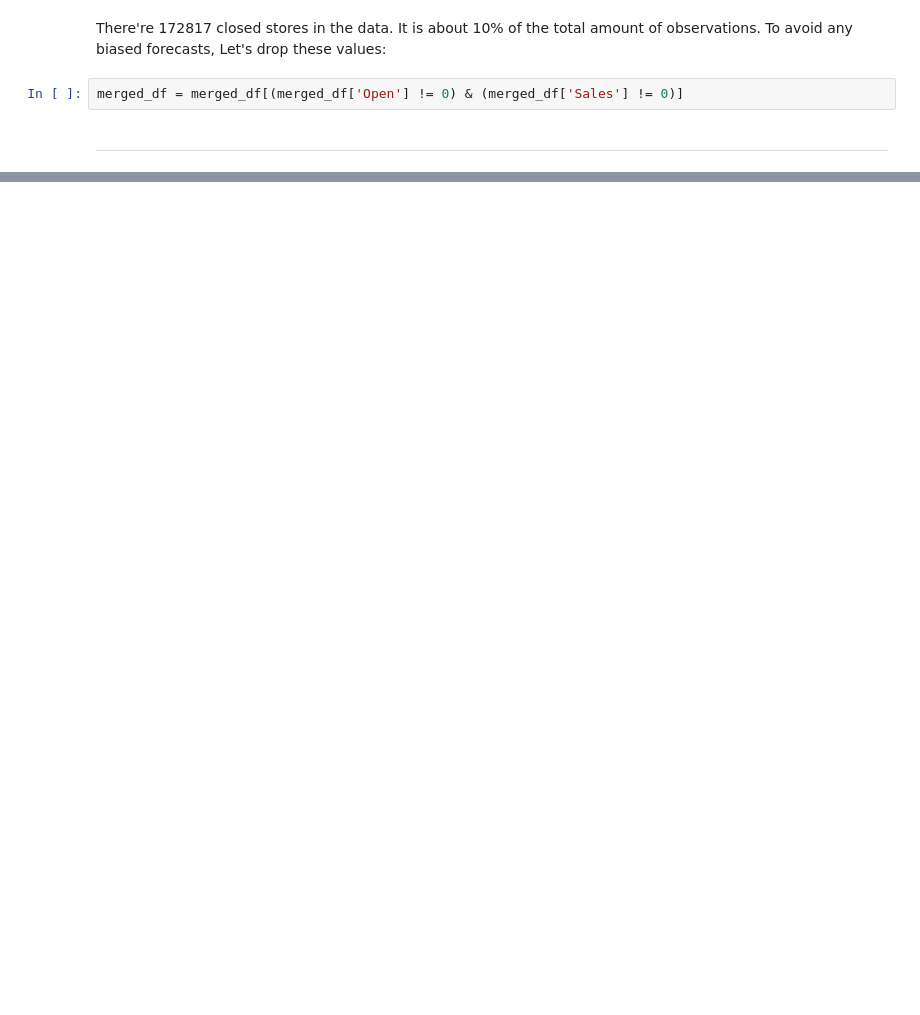
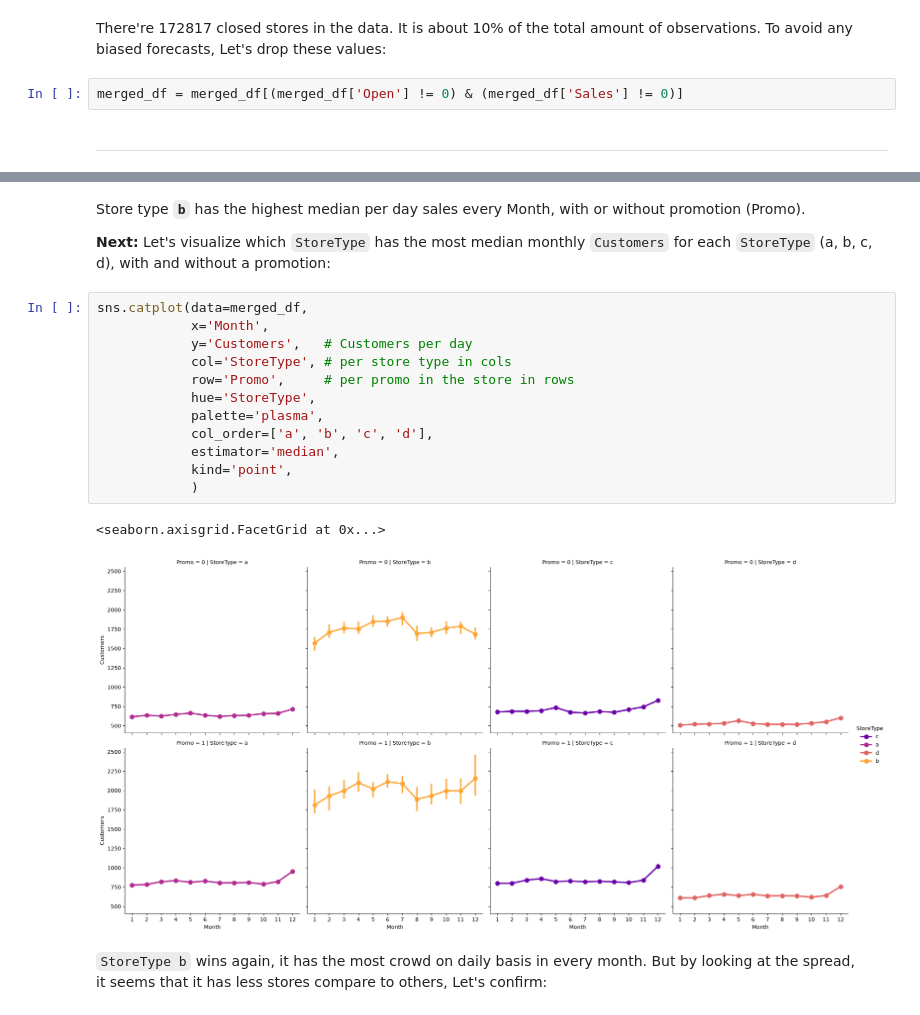
Before and after one commit to clayniranjan-web/rossmann-sales-forecasting, a Jupyter notebook: 01_eda_cleaning.ipynb, the cells around one changed output, grey strips where cells are left out. Saved outputs shown, nothing was run; the diff lists cells and outputs as text; blank space fills up the shorter version.

```diff
--- a/01_eda_cleaning.ipynb
+++ b/01_eda_cleaning.ipynb
@@ -289,0 +327,22 @@ merged_df.describe()
+# %% [markdown]
+Store type **`b`** has the highest median per day sales every Month, with or without promotion (Promo).
+
+**Next:** Let's visualize which `StoreType` has the most median monthly `Customers` for each `StoreType` (a, b, c, d), with and without a promotion:
+# %%
+sns.catplot(data=merged_df,
+            x='Month',
+            y='Customers',   # Customers per day
+            col='StoreType', # per store type in cols
+            row='Promo',     # per promo in the store in rows
+            hue='StoreType',
+            palette='plasma',
+            col_order=['a', 'b', 'c', 'd'],
+            estimator='median',
+            kind='point',
+            )
+# %% [output]
+<seaborn.axisgrid.FacetGrid at 0x...>
+[figure, added]
+# %% [markdown]
+`StoreType b` wins again, it has the most crowd on daily basis in every month. But by looking at the spread,\
+it seems that it has less stores compare to others, Let's confirm:
```
Also changed, not shown: parts of 22 cells of this notebook.
